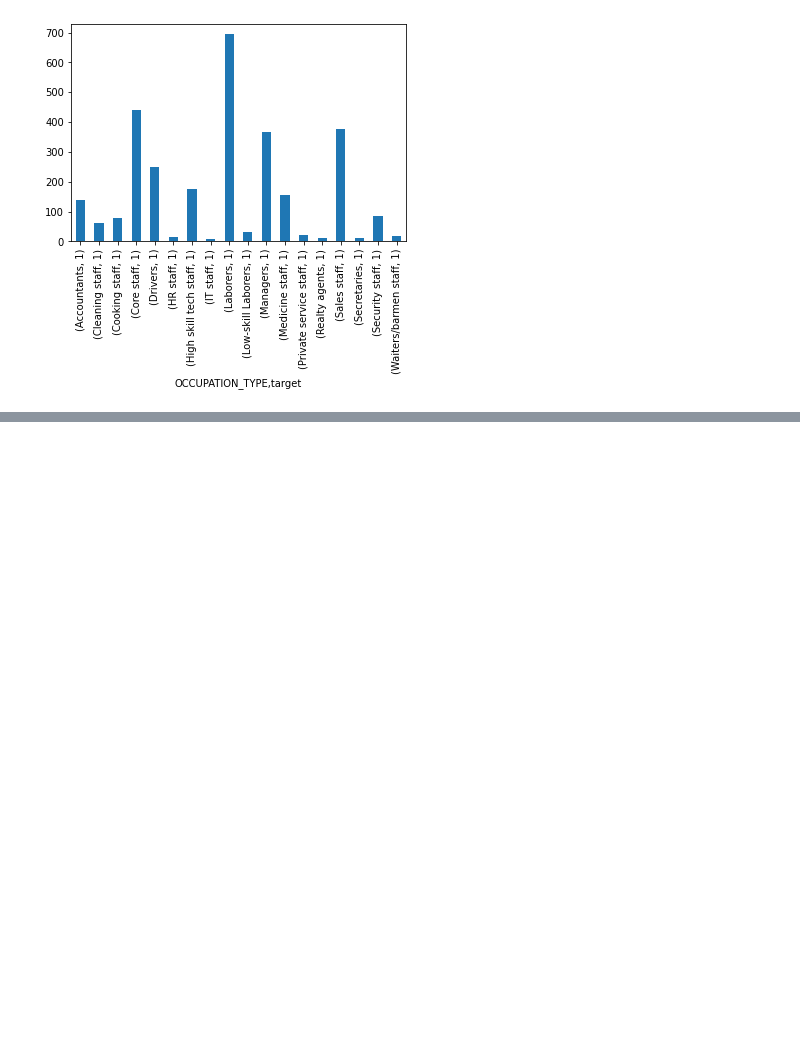
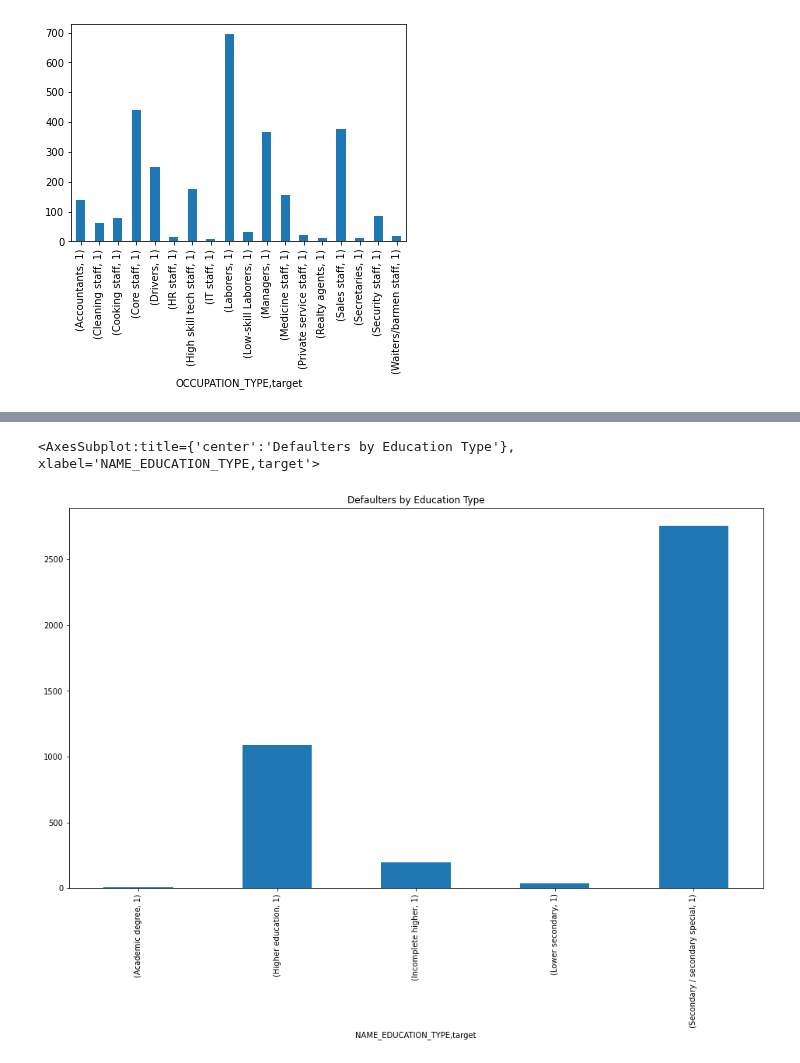
Before and after one commit to dvh549/Financial_Analytics, a Jupyter notebook: Main_Notebook.ipynb, the cells around one changed output, grey strips where cells are left out. Saved outputs shown, nothing was run; the diff lists cells and outputs as text; code cells hidden in the pictures; blank space fills up the shorter version.

```diff
--- a/Main_Notebook.ipynb
+++ b/Main_Notebook.ipynb
@@ -282,0 +306,6 @@ d_occupational_type.plot(kind='bar')
+# %%
+d_education_type = modified[modified.target == 1].groupby("NAME_EDUCATION_TYPE").target.value_counts()
+d_education_type.plot(kind='bar', figsize=(16,9),title="Defaulters by Education Type")
+# %% [output]
+<AxesSubplot:title={'center':'Defaulters by Education Type'}, xlabel='NAME_EDUCATION_TYPE,target'>
+[figure, added]
```
Also changed, not shown: parts of 5 cells of this notebook.
